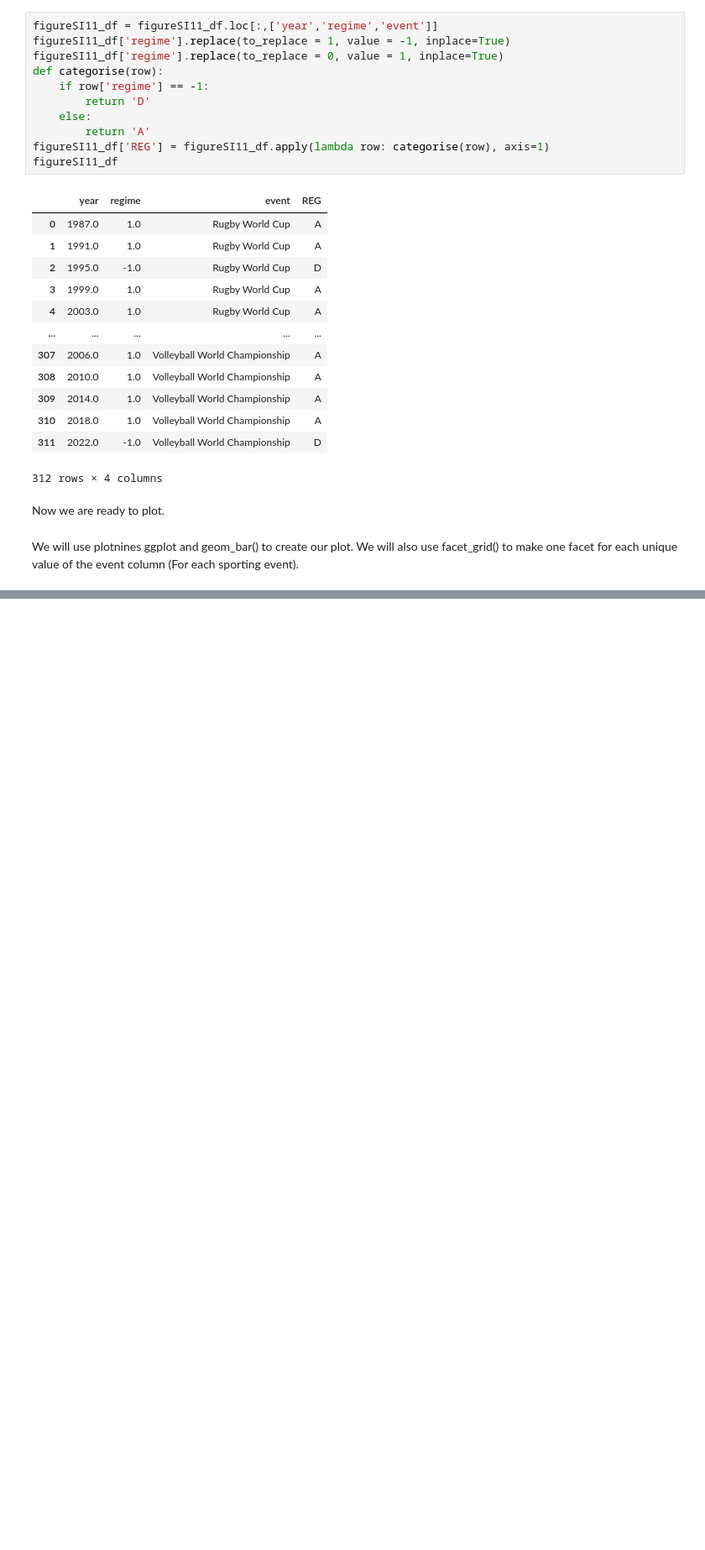
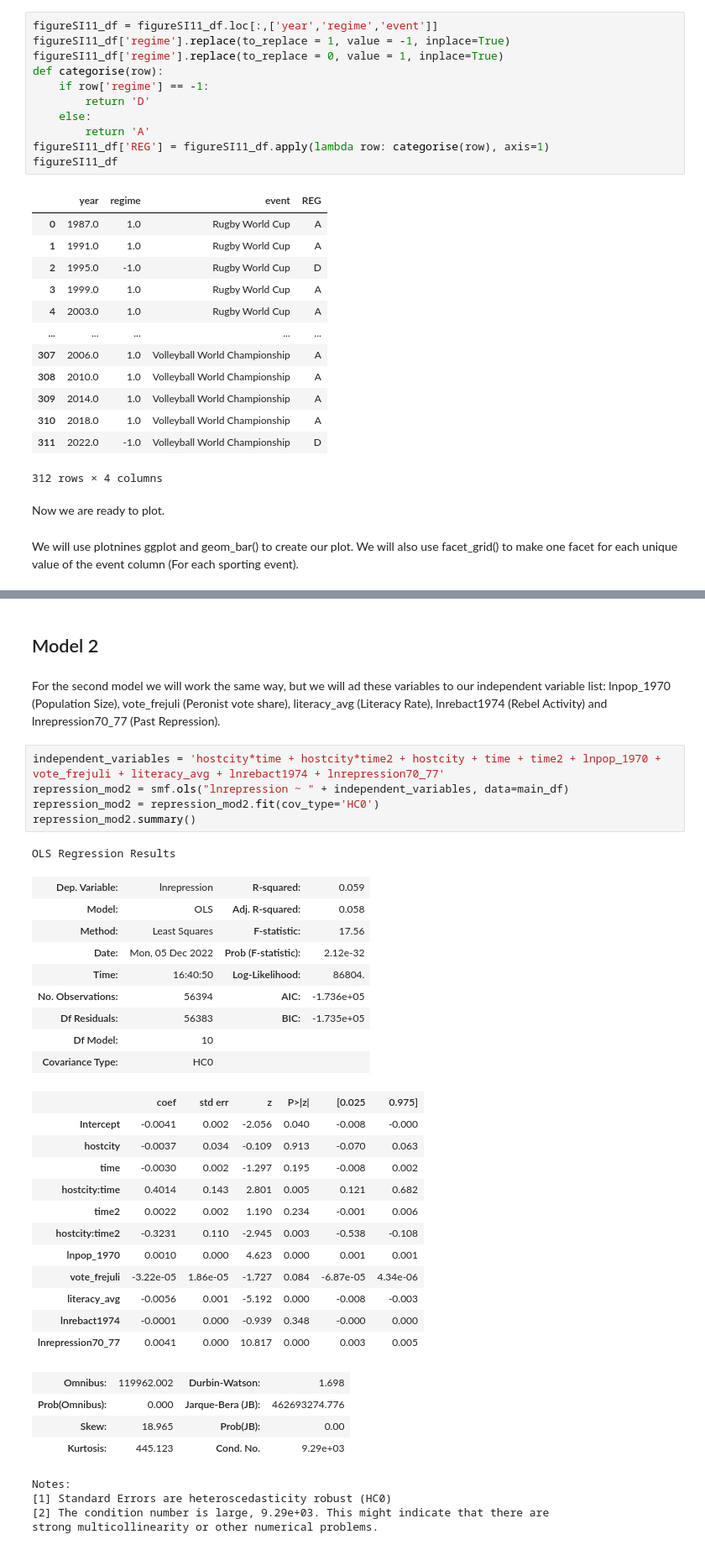
Before and after one commit to vdimopoulos/International_Sports_Repression_Analysis, a Jupyter notebook: assignment_2_clean.ipynb, the cells around one changed output, grey strips where cells are left out. Shown: that part at 84% size. Drawn from its saved outputs; the diff is of its cells as text; blank space fills up the shorter version.

Commit message:
Add second question

```diff
--- a/assignment_2_clean.ipynb
+++ b/assignment_2_clean.ipynb
@@ -313,0 +380,41 @@ figureSI11_df['event'] = figureSI11_df['event'].astype('category')
+# %% [markdown]
+## Model 2
+# %% [markdown]
+For the second model we will work the same way, but we will ad these variables to our independent variable list:
+lnpop_1970 (Population Size), vote_frejuli (Peronist vote share), literacy_avg (Literacy Rate), lnrebact1974 (Rebel Activity) and lnrepression70_77 (Past Repression).
+# %%
+independent_variables = 'hostcity*time + hostcity*time2 + hostcity + time + time2 + lnpop_1970 + vote_frejuli + literacy_avg + lnrebact1974 + lnrepression70_77'
+repression_mod2 = smf.ols("lnrepression ~ " + independent_variables, data=main_df)
+repression_mod2 = repression_mod2.fit(cov_type='HC0')
+repression_mod2.summary()
+# %% [output]
+OLS Regression Results
+| Dep. Variable: | lnrepression | R-squared: | 0.059 |
+| Model: | OLS | Adj. R-squared: | 0.058 |
+| Method: | Least Squares | F-statistic: | 17.56 |
+| Date: | Mon, 05 Dec 2022 | Prob (F-statistic): | 2.12e-32 |
+| Time: | 16:40:50 | Log-Likelihood: | 86804. |
+| No. Observations: | 56394 | AIC: | -1.736e+05 |
+| Df Residuals: | 56383 | BIC: | -1.735e+05 |
+| Df Model: | 10 |  |  |
+| Covariance Type: | HC0 |  |  |
+|  | coef | std err | z | P>|z| | [0.025 | 0.975] |
+| Intercept | -0.0041 | 0.002 | -2.056 | 0.040 | -0.008 | -0.000 |
+| hostcity | -0.0037 | 0.034 | -0.109 | 0.913 | -0.070 | 0.063 |
+| time | -0.0030 | 0.002 | -1.297 | 0.195 | -0.008 | 0.002 |
+| hostcity:time | 0.4014 | 0.143 | 2.801 | 0.005 | 0.121 | 0.682 |
+| time2 | 0.0022 | 0.002 | 1.190 | 0.234 | -0.001 | 0.006 |
+| hostcity:time2 | -0.3231 | 0.110 | -2.945 | 0.003 | -0.538 | -0.108 |
+| lnpop_1970 | 0.0010 | 0.000 | 4.623 | 0.000 | 0.001 | 0.001 |
+| vote_frejuli | -3.22e-05 | 1.86e-05 | -1.727 | 0.084 | -6.87e-05 | 4.34e-06 |
+| literacy_avg | -0.0056 | 0.001 | -5.192 | 0.000 | -0.008 | -0.003 |
+| lnrebact1974 | -0.0001 | 0.000 | -0.939 | 0.348 | -0.000 | 0.000 |
+| lnrepression70_77 | 0.0041 | 0.000 | 10.817 | 0.000 | 0.003 | 0.005 |
+| Omnibus: | 119962.002 | Durbin-Watson: | 1.698 |
+| Prob(Omnibus): | 0.000 | Jarque-Bera (JB): | 462693274.776 |
+| Skew: | 18.965 | Prob(JB): | 0.00 |
+| Kurtosis: | 445.123 | Cond. No. | 9.29e+03 |
+Notes:
+[1] Standard Errors are heteroscedasticity robust (HC0)
+[2] The condition number is large, 9.29e+03. This might indicate that there are
+strong multicollinearity or other numerical problems.
```
Also changed, not shown: parts of 33 cells of this notebook.
